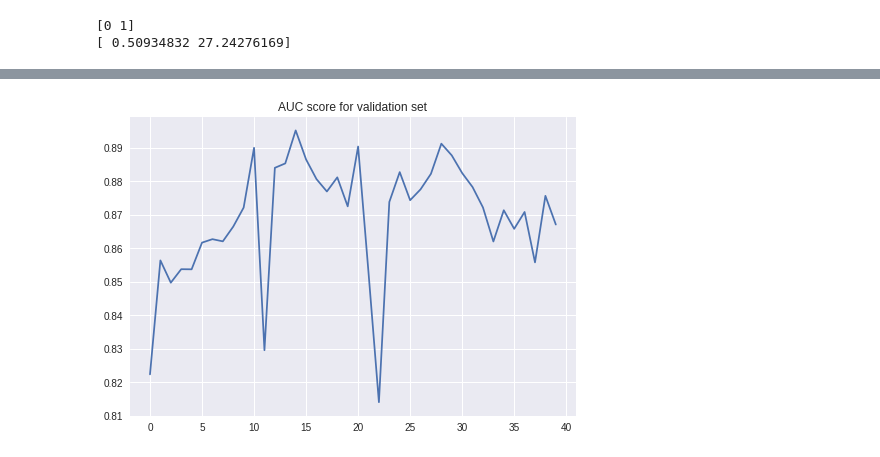
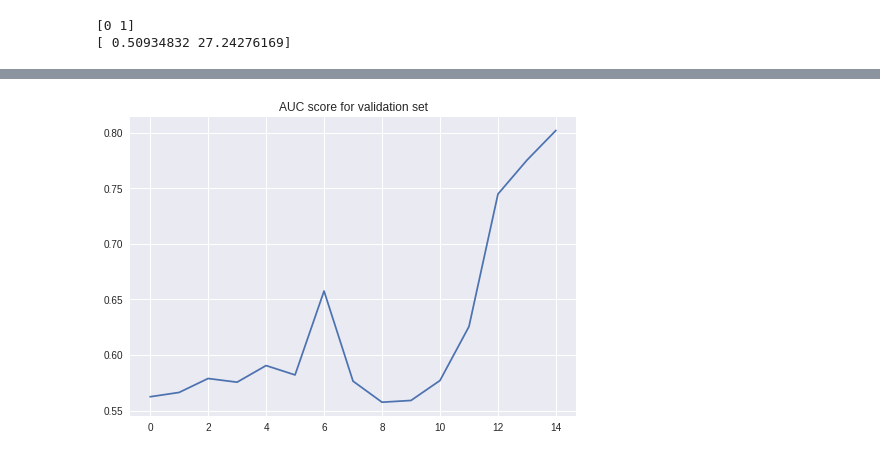
Before and after one commit to hannape/CNN-pierwsze-podejscie, a Jupyter notebook: CNN_modified.ipynb, the cells around one changed output, grey strips where cells are left out. Cells and saved outputs as stored; diff of their text form; code cells hidden in the pictures.

```diff
--- a/CNN_modified.ipynb
+++ b/CNN_modified.ipynb
@@ -254,10 +243,10 @@ AUC: 0.786
-# %%
-c = [0.8224177853110766, 0.8563857317977512, 0.8497465078620396, 0.8537660608078455, 0.8537327663180835, 0.8616871225993916, 0.862714711624317, 0.8620669824598575, 0.8664618551084341, 0.8721279719115578, 0.8899556577931806, 0.829618475415046, 0.8839823236527082, 0.8852959426124067, 0.8951352210300104, 0.8864794103848539, 0.8806226069585483, 0.8769284319808708, 0.881141698321655, 0.8724957246848374, 0.8903309774959517, 0.8527717662726819, 0.8141168636590644, 0.8738002633291463, 0.8827080527263647, 0.87433070508649, 0.877562540672246, 0.8822018251433934, 0.8911815003707796, 0.8876901191034702, 0.8824227794845407, 0.8782481044841625, 0.8721605097083704, 0.8620238509617566, 0.8713387411656098, 0.8657982353920427, 0.8708219198813506, 0.8557992947621713, 0.8756344870378499, 0.8670793165549284]
-plt.plot(c)
-plt.title('AUC score for validation set')
-pyplot.show()
-# %% [output]
-[figure, removed]
+# %%
+c = [0.5624634895652042, 0.566343811008369, 0.578879186403741, 0.5755671413653768, 0.5905088003389984, 0.5820951314375652, 0.6575154743708098, 0.5764933335351181, 0.5575623893336561, 0.5591317705101622, 0.5770661500976133, 0.6255936256185964, 0.7446872588041225, 0.7751933350485041, 0.8019295670202944]
+plt.plot(c)
+plt.title('AUC score for validation set')
+pyplot.show()
+# %% [output]
+[figure, added]
 # %%
 model.save('drive/My Drive/Colab Notebooks/models/CNN_40e_weights.h5')
 # %%
```
Also changed, not shown: parts of 7 cells of this notebook.
